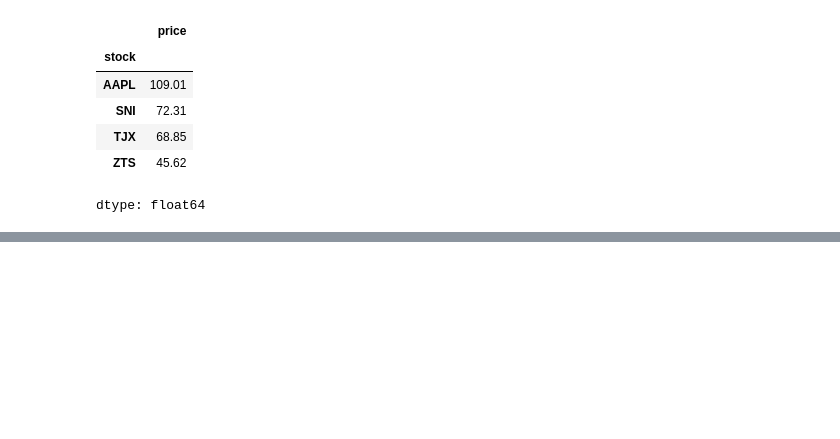
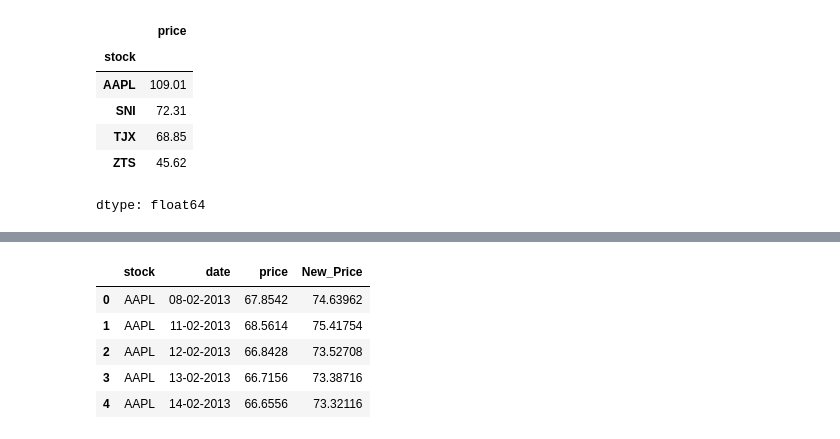
Before and after one commit to chemkemeimyers/PythonProjects, a Jupyter notebook: SavingNLoadingFiles.ipynb, the cells around one changed output, grey strips where cells are left out. Cells and saved outputs as stored; diff of their text form; code cells hidden in the pictures; blank space fills up the shorter version.

```diff
--- a/SavingNLoadingFiles.ipynb
+++ b/SavingNLoadingFiles.ipynb
@@ -193,3 +193,7 @@ data.groupby(["stock"])["price"].median()
 | TJX | 68.85 |
 | ZTS | 45.62 |
 dtype: float64
+# %%
+#define a function to increase price of a stock by 10%
+def profit(s):
+  return s + s * 0.1
@@ -195,0 +217,11 @@ dtype: float64
+# %%
+data['New_Price'] = data['price'].apply(profit)
+# %%
+data.head()
+# %% [output]
+|  | stock | date | price | New_Price |
+| 0 | AAPL | 08-02-2013 | 67.8542 | 74.63962 |
+| 1 | AAPL | 11-02-2013 | 68.5614 | 75.41754 |
+| 2 | AAPL | 12-02-2013 | 66.8428 | 73.52708 |
+| 3 | AAPL | 13-02-2013 | 66.7156 | 73.38716 |
+| 4 | AAPL | 14-02-2013 | 66.6556 | 73.32116 |
```
Also changed, not shown: parts of 1 cell of this notebook.
